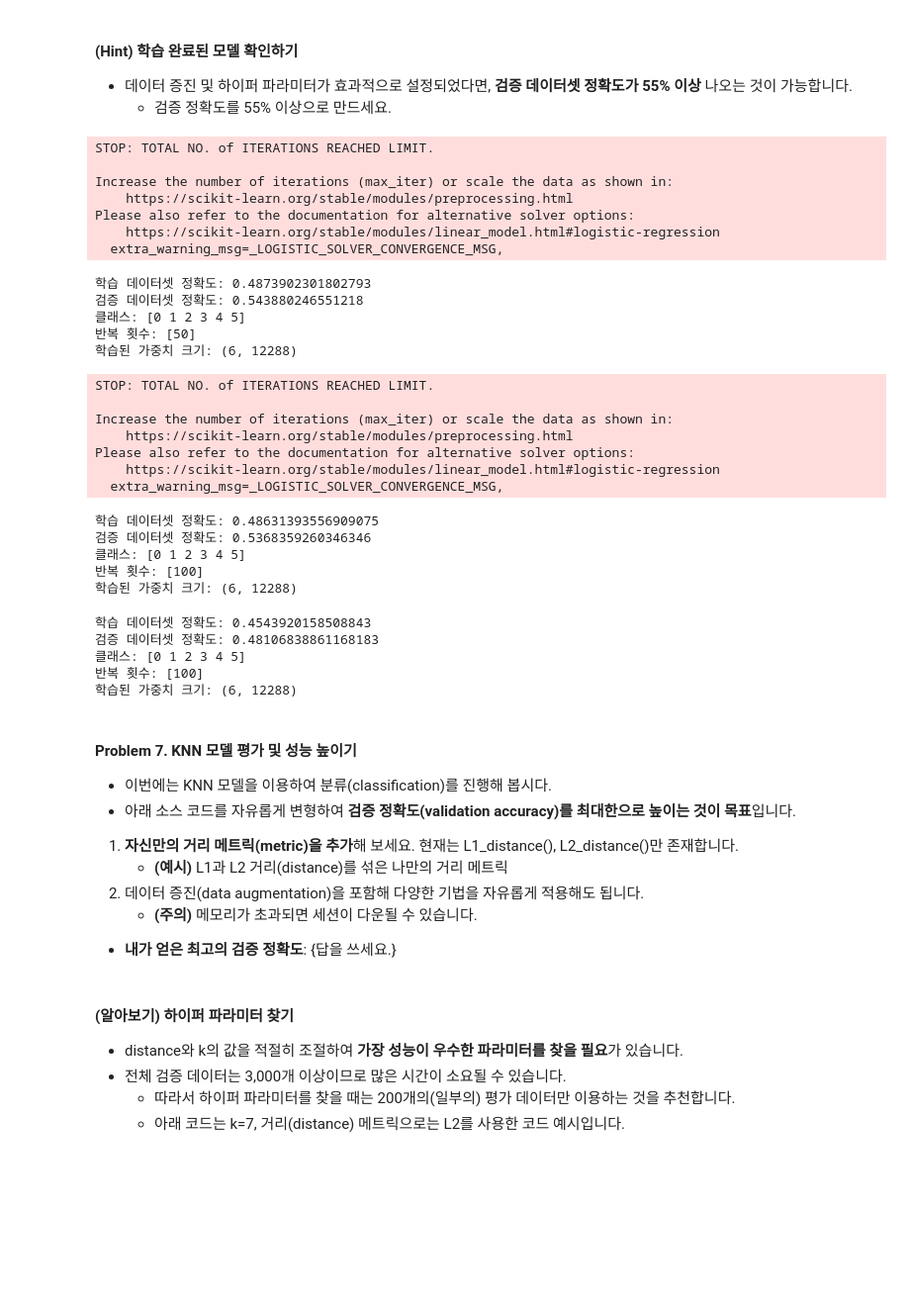
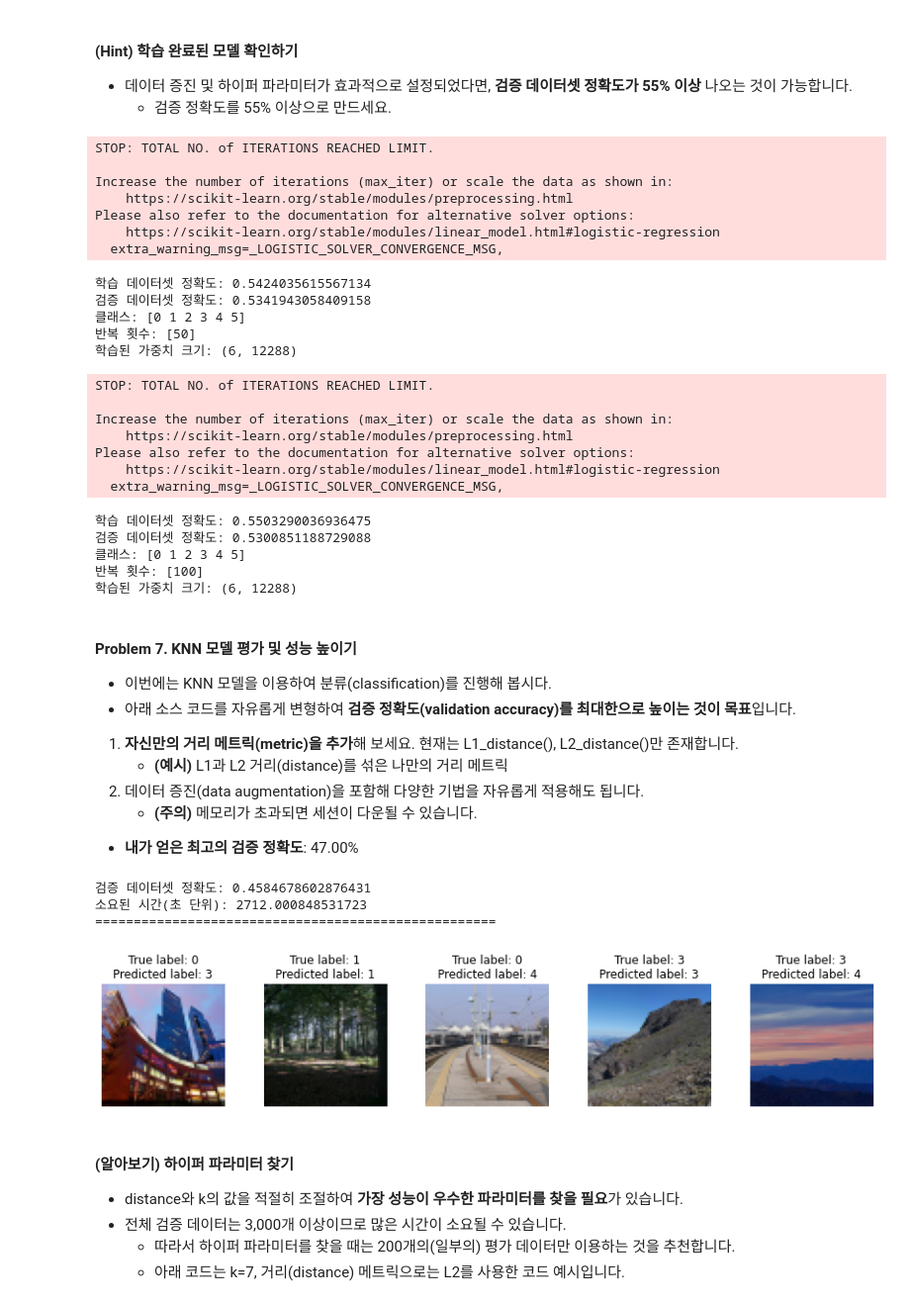
Before and after one commit to JiwooKimm/CNUSW22_Project01_ImageClassifier, a Jupyter notebook: 01_Image_Classification/01_Scene_Classification_ML.ipynb, the cells around one changed output. Shown at 99% size. Cells and saved outputs as stored; diff of their text form; code cells hidden in the pictures; blank space fills up the shorter version.

```diff
--- a/01_Image_Classification/01_Scene_Classification_ML.ipynb
+++ b/01_Image_Classification/01_Scene_Classification_ML.ipynb
@@ -681,14 +689,19 @@ y_train_augmented = [label for label in y_train]
 # 이미지를 하나씩 확인하며 변형된 이미지 추가
 cnt = 0
 for image, label in zip(X_train, y_train):
-    # axis= random.randrange(0, 2)
+    # rdaxis= random.randrange(0, 2)
     dx = random.uniform(1, 3)
     dy = random.uniform(1, 3)
     X_train_augmented.append(shift_image(image,dx,dy))
     y_train_augmented.append(label)
 
-    X_train_augmented.append(flip(image, axis=0))
+    # X_train_augmented.append(flip(image, axis= 0))
+    # y_train_augmented.append(label)
+
+    X_train_augmented.append(flip(image, axis= 1))
     y_train_augmented.append(label)
+
+
 
 X_train_augmented = np.array(X_train_augmented)
 y_train_augmented = np.array(y_train_augmented)
@@ -737,8 +750,8 @@ Increase the number of iterations (max_iter) or scale the data as shown in:
 Please also refer to the documentation for alternative solver options:
     https://scikit-learn.org/stable/modules/linear_model.html#logistic-regression
   extra_warning_msg=_LOGISTIC_SOLVER_CONVERGENCE_MSG,
-학습 데이터셋 정확도: 0.4873902301802793
-검증 데이터셋 정확도: 0.543880246551218
+학습 데이터셋 정확도: 0.5424035615567134
+검증 데이터셋 정확도: 0.5341943058409158
 클래스: [0 1 2 3 4 5]
 반복 횟수: [50]
 학습된 가중치 크기: (6, 12288)
@@ -749,29 +762,11 @@ Increase the number of iterations (max_iter) or scale the data as shown in:
 Please also refer to the documentation for alternative solver options:
     https://scikit-learn.org/stable/modules/linear_model.html#logistic-regression
   extra_warning_msg=_LOGISTIC_SOLVER_CONVERGENCE_MSG,
-학습 데이터셋 정확도: 0.48631393556909075
-검증 데이터셋 정확도: 0.5368359260346346
+학습 데이터셋 정확도: 0.5503290036936475
+검증 데이터셋 정확도: 0.5300851188729088
 클래스: [0 1 2 3 4 5]
 반복 횟수: [100]
 학습된 가중치 크기: (6, 12288)
-# %%
-y_pred = model.predict(X_train_augmented_norm)
-train_acc = accuracy_score(y_train_augmented, y_pred)
-print('학습 데이터셋 정확도:', train_acc)
-
-y_pred = model.predict(X_test_norm)
-val_acc = accuracy_score(y_test, y_pred)
-print('검증 데이터셋 정확도:', val_acc)
-
-print('클래스:', model.classes_)
-print('반복 횟수:', model.n_iter_)
-print('학습된 가중치 크기:', model.coef_.shape)
-# %% [output]
-학습 데이터셋 정확도: 0.4543920158508843
-검증 데이터셋 정확도: 0.48106838861168183
-클래스: [0 1 2 3 4 5]
-반복 횟수: [100]
-학습된 가중치 크기: (6, 12288)
 # %% [markdown]
 #### <b>Problem 7. KNN 모델 평가 및 성능 높이기</b>
 
@@ -782,7 +777,7 @@ print('학습된 가중치 크기:', model.coef_.shape)
     * <b>(예시)</b> L1과 L2 거리(distance)를 섞은 나만의 거리 메트릭
 2. 데이터 증진(data augmentation)을 포함해 다양한 기법을 자유롭게 적용해도 됩니다.
     * <b>(주의)</b> 메모리가 초과되면 세션이 다운될 수 있습니다.
-* <b>내가 얻은 최고의 검증 정확도</b>: {답을 쓰세요.}
+* <b>내가 얻은 최고의 검증 정확도</b>: 47.00%
 # %%
 from collections import Counter
 
@@ -820,30 +831,37 @@ class kNearestNeighbors(object):
             y_pred[i] = Counter(shortest).most_common(1)[0][0] # 가장 많이 등장한 레이블(label) 계산
         return y_pred
 # %%
+import time
+
 start_time = time.time() # 시작 시간
 
 knn = kNearestNeighbors()
 knn.train(X_train, y_train)
 
 # KNN 클래스(class) 코드를 적절히 수정한 뒤에 k 및 distance 값을 조절하여 검증 정확도를 최대한 높여 보세요.
-# y_pred = knn.predict(X_val, k=7, distance='L2')
-val_acc = accuracy_score(y_val, y_pred)
+y_pred = knn.predict(X_test, k=3, distance='L1')
+val_acc = accuracy_score(y_test, y_pred)
 print('검증 데이터셋 정확도:', val_acc)
 
 print("소요된 시간(초 단위):", time.time() - start_time) # 실행 시간
 print("====================================================")
 
 max_cnt = 5
 
 # 이미지들이 들어갈 수 있는 그림(figure) 생성
 fig, axes = plt.subplots(1, max_cnt)
 fig.set_size_inches(12, 4)
 fig.tight_layout()
 
-for ax, image, label, pred in zip(axes, X_val[:max_cnt], y_val[:max_cnt], y_pred[:max_cnt]):
+for ax, image, label, pred in zip(axes, X_test[:max_cnt], y_test[:max_cnt], y_pred[:max_cnt]):
     ax.imshow(np.reshape(image, (64, 64, 3))) # 출력할 때는 이미지 해상도에 맞게 재변형
     ax.axis('off')
     ax.set_title(f'True label: {label}\nPredicted label: {pred}')
+# %% [output]
+검증 데이터셋 정확도: 0.4584678602876431
+소요된 시간(초 단위): 2712.000848531723
+====================================================
+[figure, added]
 # %% [markdown]
 #### <b>(알아보기) 하이퍼 파라미터 찾기</b>
 
```
Also changed, not shown: parts of 24 cells of this notebook.
